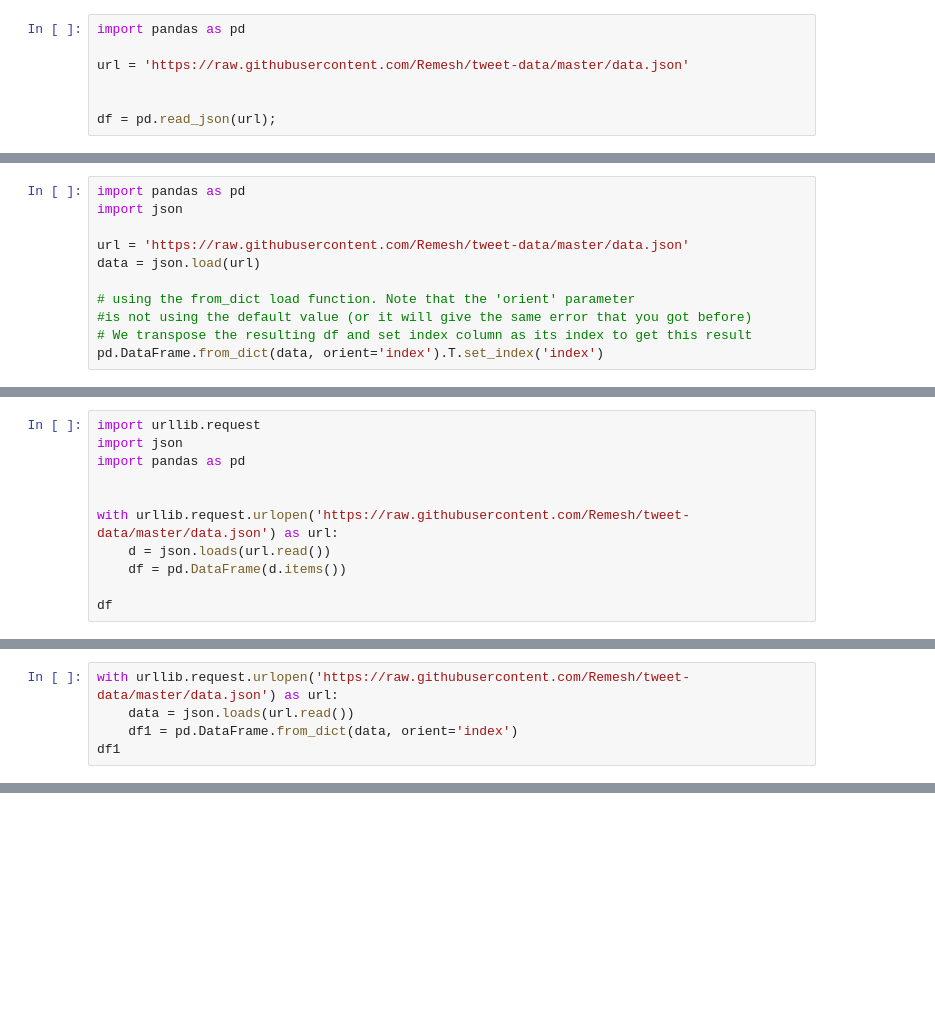
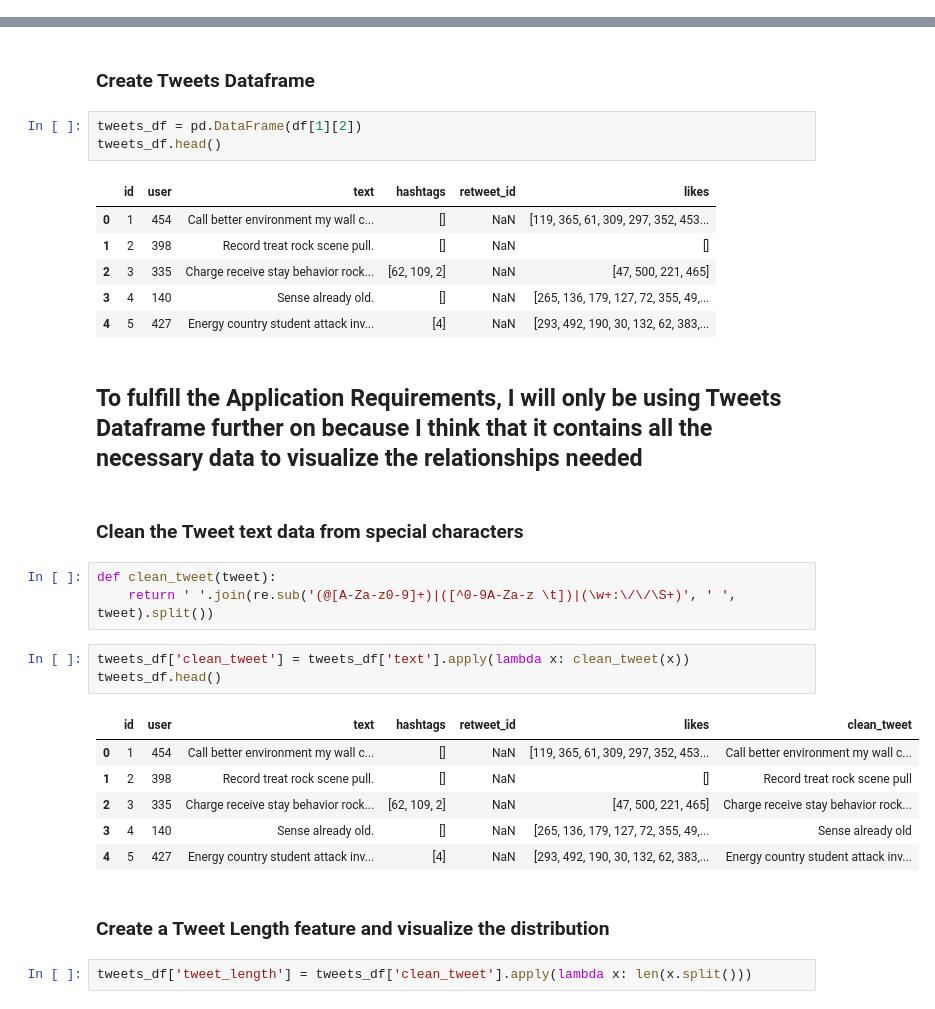
Before and after one commit to KennyJosh22/twitter-data-viz, a Jupyter notebook: Remesh.ipynb, the cells around one changed output, grey strips where cells are left out. Cells and saved outputs as stored; diff of their text form; blank space fills up the shorter version.

```diff
--- a/Remesh.ipynb
+++ b/Remesh.ipynb
@@ -5,7 +0,0 @@
-# %%
-import pandas as pd
-
-url = 'https://raw.githubusercontent.com/Remesh/tweet-data/master/data.json'
-
-
-df = pd.read_json(url);
@@ -14,11 +0,0 @@ ValueError: arrays must all be same length
-# %%
-import pandas as pd
-import json
-
-url = 'https://raw.githubusercontent.com/Remesh/tweet-data/master/data.json'
-data = json.load(url)
-
-# using the from_dict load function. Note that the 'orient' parameter
-#is not using the default value (or it will give the same error that you got before)
-# We transpose the resulting df and set index column as its index to get this result
-pd.DataFrame.from_dict(data, orient='index').T.set_index('index')
@@ -29,11 +0,0 @@ AttributeError: 'str' object has no attribute 'read'
-# %%
-import urllib.request
-import json
-import pandas as pd
-
-
-with urllib.request.urlopen('https://raw.githubusercontent.com/Remesh/tweet-data/master/data.json') as url:
-    d = json.loads(url.read())
-    df = pd.DataFrame(d.items())
-
-df
@@ -45,5 +0,0 @@ df
-# %%
-with urllib.request.urlopen('https://raw.githubusercontent.com/Remesh/tweet-data/master/data.json') as url:
-    data = json.loads(url.read())
-    df1 = pd.DataFrame.from_dict(data, orient='index')
-df1
@@ -288,0 +65,33 @@ tweets_df.iplot(
+# %% [markdown]
+### Create Tweets Dataframe
+# %%
+tweets_df = pd.DataFrame(df[1][2])
+tweets_df.head()
+# %% [output]
+|  | id | user | text | hashtags | retweet_id | likes |
+| 0 | 1 | 454 | Call better environment my wall c... | [] | NaN | [119, 365, 61, 309, 297, 352, 453... |
+| 1 | 2 | 398 | Record treat rock scene pull. | [] | NaN | [] |
+| 2 | 3 | 335 | Charge receive stay behavior rock... | [62, 109, 2] | NaN | [47, 500, 221, 465] |
+| 3 | 4 | 140 | Sense already old. | [] | NaN | [265, 136, 179, 127, 72, 355, 49,... |
+| 4 | 5 | 427 | Energy country student attack inv... | [4] | NaN | [293, 492, 190, 30, 132, 62, 383,... |
+# %% [markdown]
+## To fulfill the Application Requirements, I will only be using Tweets Dataframe further on because I think that it contains all the necessary data to visualize the relationships needed
+# %% [markdown]
+### Clean the Tweet text data from special characters
+# %%
+def clean_tweet(tweet):
+    return ' '.join(re.sub('(@[A-Za-z0-9]+)|([^0-9A-Za-z \t])|(\w+:\/\/\S+)', ' ', tweet).split())
+# %%
+tweets_df['clean_tweet'] = tweets_df['text'].apply(lambda x: clean_tweet(x))
+tweets_df.head()
+# %% [output]
+|  | id | user | text | hashtags | retweet_id | likes | clean_tweet |
+| 0 | 1 | 454 | Call better environment my wall c... | [] | NaN | [119, 365, 61, 309, 297, 352, 453... | Call better environment my wall c... |
+| 1 | 2 | 398 | Record treat rock scene pull. | [] | NaN | [] | Record treat rock scene pull |
+| 2 | 3 | 335 | Charge receive stay behavior rock... | [62, 109, 2] | NaN | [47, 500, 221, 465] | Charge receive stay behavior rock... |
+| 3 | 4 | 140 | Sense already old. | [] | NaN | [265, 136, 179, 127, 72, 355, 49,... | Sense already old |
+| 4 | 5 | 427 | Energy country student attack inv... | [4] | NaN | [293, 492, 190, 30, 132, 62, 383,... | Energy country student attack inv... |
+# %% [markdown]
+### Create a Tweet Length feature and visualize the distribution
+# %%
+tweets_df['tweet_length'] = tweets_df['clean_tweet'].apply(lambda x: len(x.split()))
```
Also changed, not shown: parts of 64 cells of this notebook.
